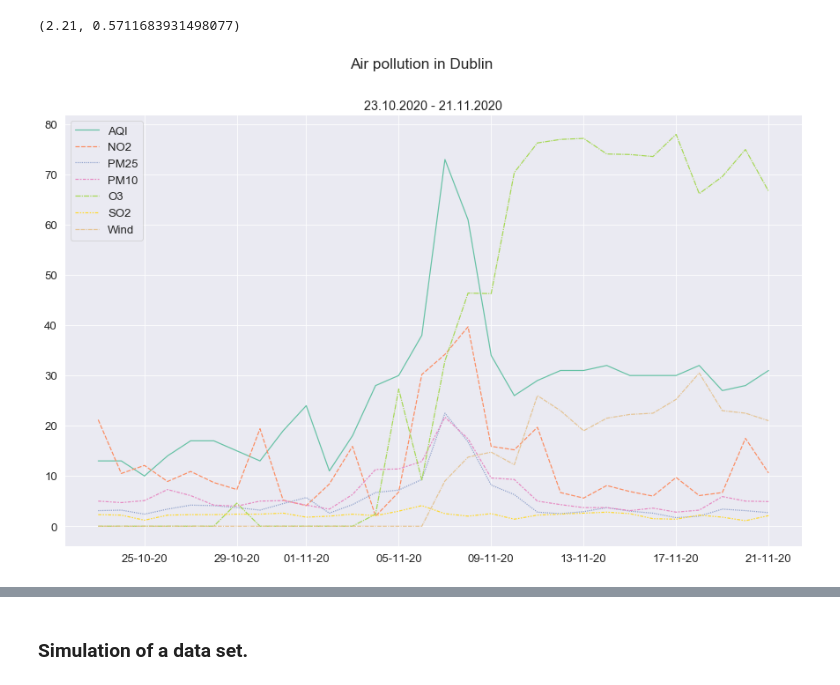
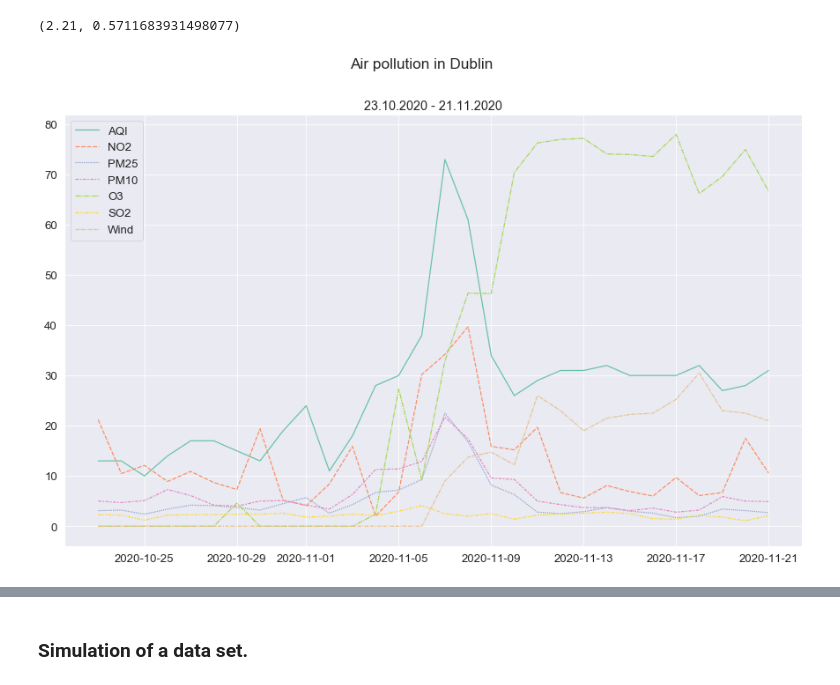
Before and after one commit to olgarozhdestvina/Air-Pollution-in-Dublin, a Jupyter notebook: Dublin_Air_Pollution.ipynb, the cells around one changed output, grey strips where cells are left out. Saved outputs shown, nothing was run; the diff lists cells and outputs as text; code cells hidden in the pictures.

```diff
--- a/Dublin_Air_Pollution.ipynb
+++ b/Dublin_Air_Pollution.ipynb
@@ -134,16 +149,12 @@ SO2_mean, SO2_std
 # %%
 # Plot the data.
 register_matplotlib_converters()
 fig, ax = plt.subplots()
 fig.suptitle("Air pollution in Dublin")
 
 sns.lineplot(data=df,ax=ax).set_title("23.10.2020 - 21.11.2020")
 
-# Makes the x axis display well.
-ax.xaxis.set_major_locator(mdates.AutoDateLocator())
-ax.xaxis.set_major_formatter(mdates.DateFormatter('%d-%m-%y'))
-
 # Show the plot.
 plt.show()
 # %% [output]
-[figure, old version]
+[figure, new version]
```
Also changed, not shown: parts of 4 cells of this notebook.
